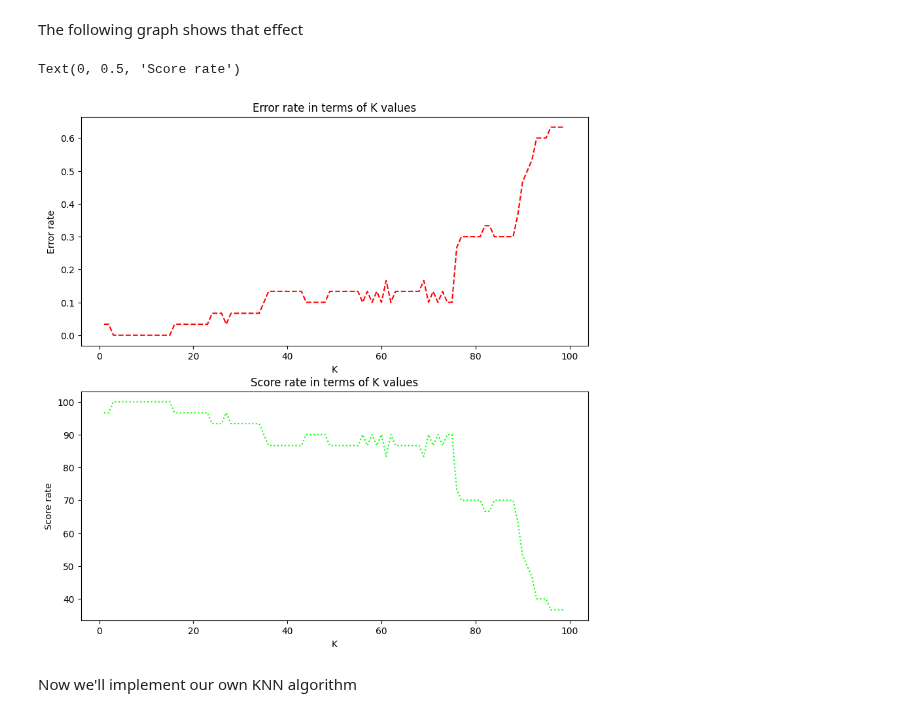
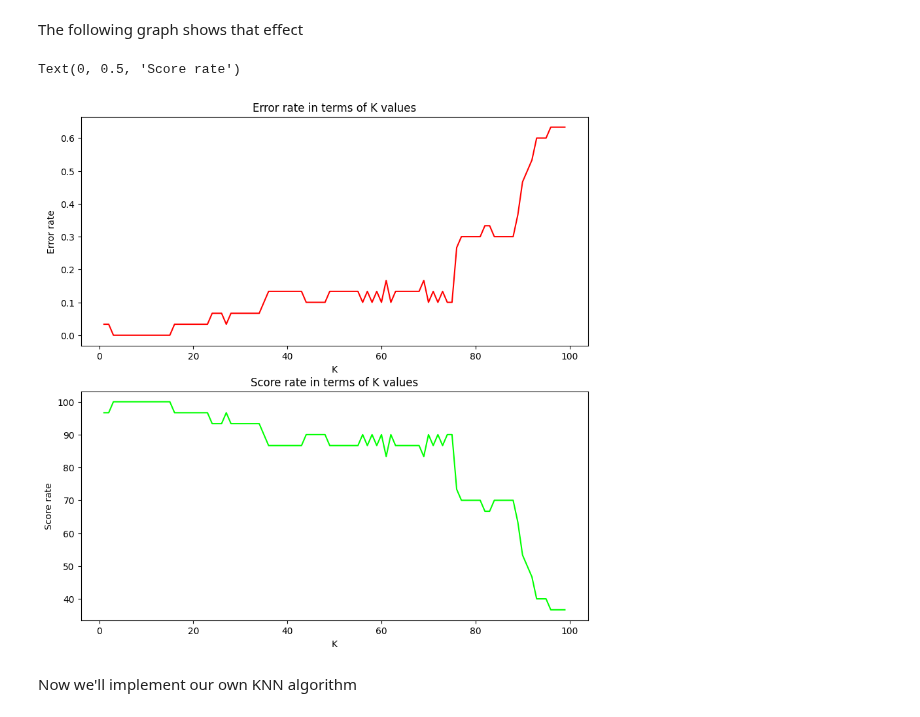
Before and after one commit to Feriel080/fdmia, a Jupyter notebook: knn_kmeans/knn_algorithm.ipynb, the cells around one changed output. Drawn from its saved outputs; the diff is of its cells as text; code cells hidden in the pictures.

```diff
--- a/knn_kmeans/knn_algorithm.ipynb
+++ b/knn_kmeans/knn_algorithm.ipynb
@@ -99,24 +99,24 @@ The following graph shows that effect
 # %%
 import matplotlib.pyplot as plt
 
 plt.figure(figsize=(10,10))
 
 # The error rate plot
 plt.subplot(2,1,1)
-plt.plot(k_range,error_rate,color='red', linestyle='dashed', markersize=5)
+plt.plot(k_range,error_rate,color='red')
 plt.title("Error rate in terms of K values")
 plt.xlabel('K')
 plt.ylabel("Error rate")
 
 # The score rate plot
 plt.subplot(2,1,2)
-plt.plot(k_range,accurarcy_rate,color='lime', linestyle=':', markersize=5)
+plt.plot(k_range,accurarcy_rate, color='lime')
 plt.title("Score rate in terms of K values")
 plt.xlabel('K')
 plt.ylabel("Score rate")
 # %% [output]
 Text(0, 0.5, 'Score rate')
-[figure, old version]
+[figure, new version]
 # %% [markdown]
 Now we'll implement our own KNN algorithm
 # %%
```
